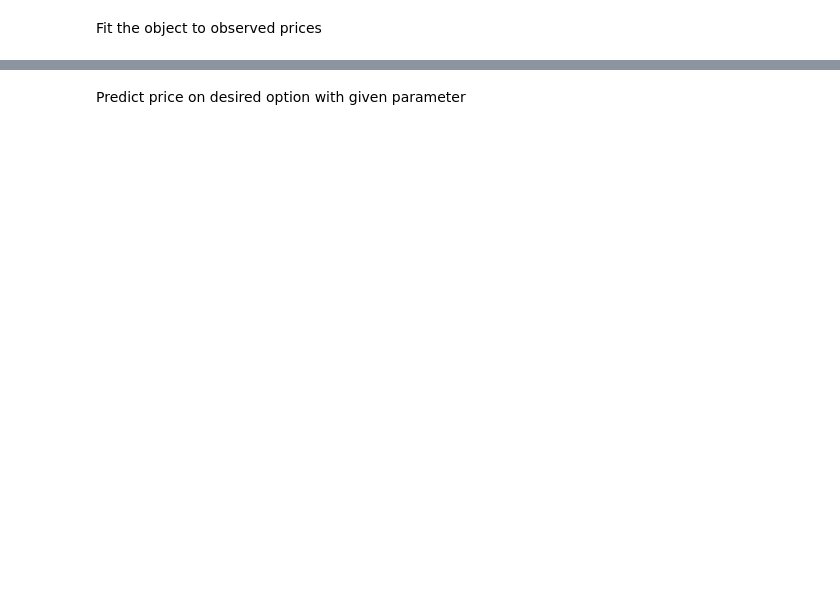
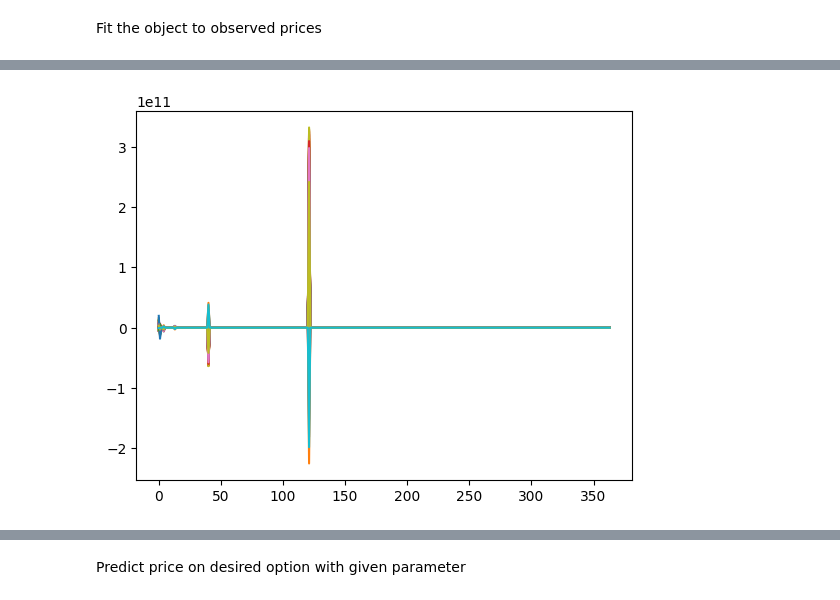
Before and after one commit to christopher-dybdahl/rough-path-signatures-pricing, a Jupyter notebook: notebooks/simulation.ipynb, the cells around one changed output, grey strips where cells are left out. Cells and saved outputs as stored; diff of their text form; code cells hidden in the pictures; blank space fills up the shorter version.

```diff
--- a/notebooks/simulation.ipynb
+++ b/notebooks/simulation.ipynb
@@ -48,0 +237,6 @@ gbm_signature_pricer.fit(PRICE, STRIKES, n_paths=N_PATHS)
+# %%
+plt.figure()
+plt.plot(gbm_signature_pricer.coeffs_.T)
+plt.show()
+# %% [output]
+[figure, added]
```
Also changed, not shown: parts of 32 cells of this notebook, 4 other files.
